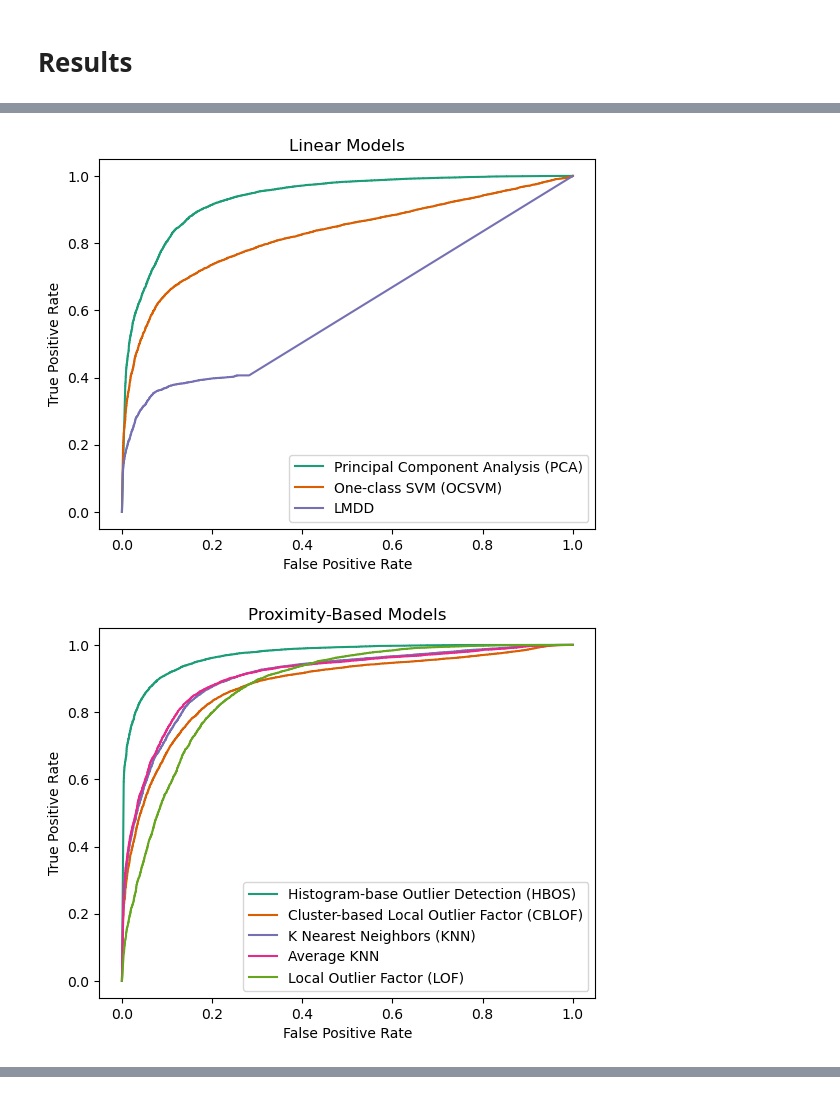
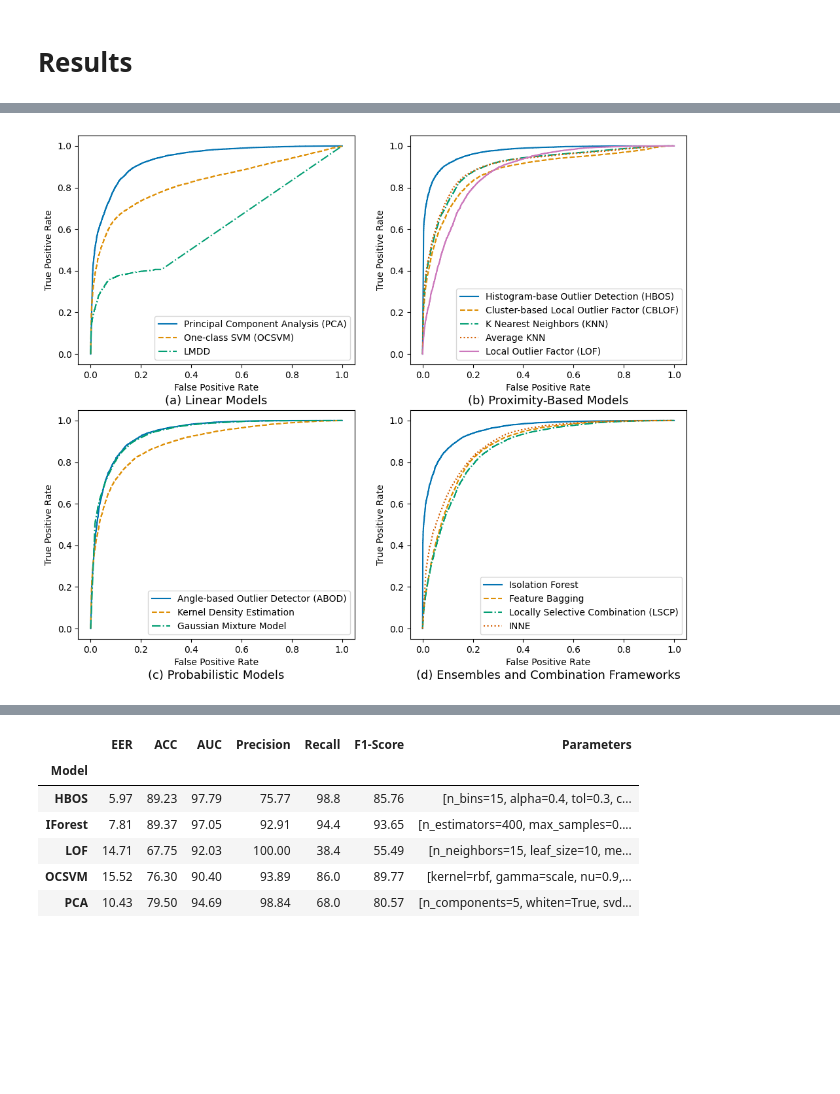
Before and after one commit to Mahmoud-GIsmail/Outlier-Detection-for-Keystroke-Dynamics, a Jupyter notebook: Unsupervised OD for KS Authentication.ipynb, the cells around one changed output, grey strips where cells are left out. Cells and saved outputs as stored; diff of their text form; code cells hidden in the pictures; blank space fills up the shorter version.

```diff
--- a/Unsupervised OD for KS Authentication.ipynb
+++ b/Unsupervised OD for KS Authentication.ipynb
@@ -202,6 +208,6 @@ def evaluate(alluser_scores, allimposter_scores):
 # %%
+import pandas as pd
 import numpy as np
-
 
 def evaluate_classifier(clf):
     """
@@ -216,7 +222,7 @@ def evaluate_classifier(clf):
     res (dict): Dictionary of evaluation results
     """
     data = pd.read_csv("DSL-StrongPasswordData.csv")
-    subjects = DATA["subject"].unique()
+    subjects = data["subject"].unique()
 
     res = {}
     aucs = []
@@ -230,18 +236,16 @@ def evaluate_classifier(clf):
 
         train = genuine_user_data[:200].values
 
-        test_genuine = genuine_user_data[200:]
-        test_genuine = test_genuine.values
+        test_genuine = genuine_user_data[200:].values
 
-        test_imposter = imposter_data.groupby("subject").head(5).loc[:, "H.period":]
-        test_imposter = test_imposter.values
+        test_imposter = imposter_data.groupby("subject").head(5).loc[:, "H.period":].values
 
         clf.fit(train)
 
         user_scores = clf.predict_proba(test_genuine)
         imposter_scores = clf.predict_proba(test_imposter)
 
-        (eer, auc, acc) = evaluate(user_scores[:, 1], imposter_scores[:, 1])
+        (eer, auc, acc, precision, recall, f1) = evaluate(user_scores[:, 1], imposter_scores[:, 1])
 
         eers.append(eer)
         aucs.append(auc)
@@ -253,6 +257,9 @@ def evaluate_classifier(clf):
     res["EER"] = round(np.mean(eers) * 100, 2)
     res["ACC"] = round(np.mean(accs) * 100, 2)
     res["AUC"] = round(np.mean(aucs) * 100, 2)
+    res["Precision"] = round(np.mean(precision) * 100, 2)
+    res["Recall"] = round(np.mean(recall) * 100, 2)
+    res["F1-Score"] = round(np.mean(f1) * 100, 2)
 
     return all_user_scores, all_imposter_scores, res
 # %% [markdown]
@@ -423,40 +554,49 @@ DF
 # %%
-# Visualizing ROC Curves for Each Classifier Group
 import matplotlib.pyplot as plt
+import seaborn as sns
+
+# Use Seaborn's colorblind palette
+sns.set_palette("colorblind")
+
+# Define line styles for each classifier
+line_styles = ['-', '--', '-.', ':']
+
+# Create a new figure for all groups
+fig, axes = plt.subplots(2, 2, figsize=(12, 10))
+
+letters = ['a', 'b', 'c', 'd']
+descriptions = ['DD Feature', 'UD Feature', 'H Feature', 'temp']
+
+# Flatten the axes for easy indexing
+axes = axes.flatten()
 
 # Loop through each group of classifiers
-for i, (group_name, group) in enumerate(FIGURES.items()):
-
-    # Create a new figure for each group
-    plt.figure(i)
-
-    # Set the title of the figure as the group name
-    plt.title(group_name)
+for idx, (group_name, group) in enumerate(FIGURES.items()):
+    ax = axes[idx]
 
     # Set the x-axis label
-    plt.xlabel("False Positive Rate")
+    ax.set_xlabel("False Positive Rate")
 
     # Set the y-axis label
-    plt.ylabel("True Positive Rate")
+    ax.set_ylabel("True Positive Rate")
 
     # Loop through each classifier in the group
-    for clf_name, res in group.items():
-
+    for j, (clf_name, res) in enumerate(group.items()):
         # Get the false positive rate and true positive rate from the results
         fpr = res["fpr"]
         tpr = res["tpr"]
 
-        # Plot the ROC curve for the classifier
-        plt.plot(fpr, tpr, label=clf_name)
+        # Plot the ROC curve for the classifier with unique line style
+        ax.plot(fpr, tpr, label=clf_name, linestyle=line_styles[j % len(line_styles)])
 
-    # Add a legend to the plot
-    plt.legend()
+    # Add legend to the last subplot
+    ax.legend()
+    ax.text(0.5, -0.16, f"({letters[idx]}) {group_name}", ha='center', va='center', transform=ax.transAxes, fontsize=13)
 
-    # Save the plot as an image file
-    plt.savefig("{}.png".format(group_name))
+# Save the plot as an image file
+plt.savefig("Figure 3.png", dpi=300)
 
-    # Show the plot
-    plt.show()
+# Show the plot
+plt.show()
 # %% [output]
-[figure, old version]
+[figure, new version]
-[figure, removed]
@@ -464,0 +603,10 @@ for i, (group_name, group) in enumerate(FIGURES.items()):
+# %%
+best_params_df
+# %% [output]
+|  | EER | ACC | AUC | Precision | Recall | F1-Score | Parameters |
+| Model |  |  |  |  |  |  |  |
+| HBOS | 5.97 | 89.23 | 97.79 | 75.77 | 98.8 | 85.76 | [n_bins=15, alpha=0.4, tol=0.3, c... |
+| IForest | 7.81 | 89.37 | 97.05 | 92.91 | 94.4 | 93.65 | [n_estimators=400, max_samples=0.... |
+| LOF | 14.71 | 67.75 | 92.03 | 100.00 | 38.4 | 55.49 | [n_neighbors=15, leaf_size=10, me... |
+| OCSVM | 15.52 | 76.30 | 90.40 | 93.89 | 86.0 | 89.77 | [kernel=rbf, gamma=scale, nu=0.9,... |
+| PCA | 10.43 | 79.50 | 94.69 | 98.84 | 68.0 | 80.57 | [n_components=5, whiten=True, svd... |
```
Also changed, not shown: parts of 19 cells of this notebook, 13 other files.
